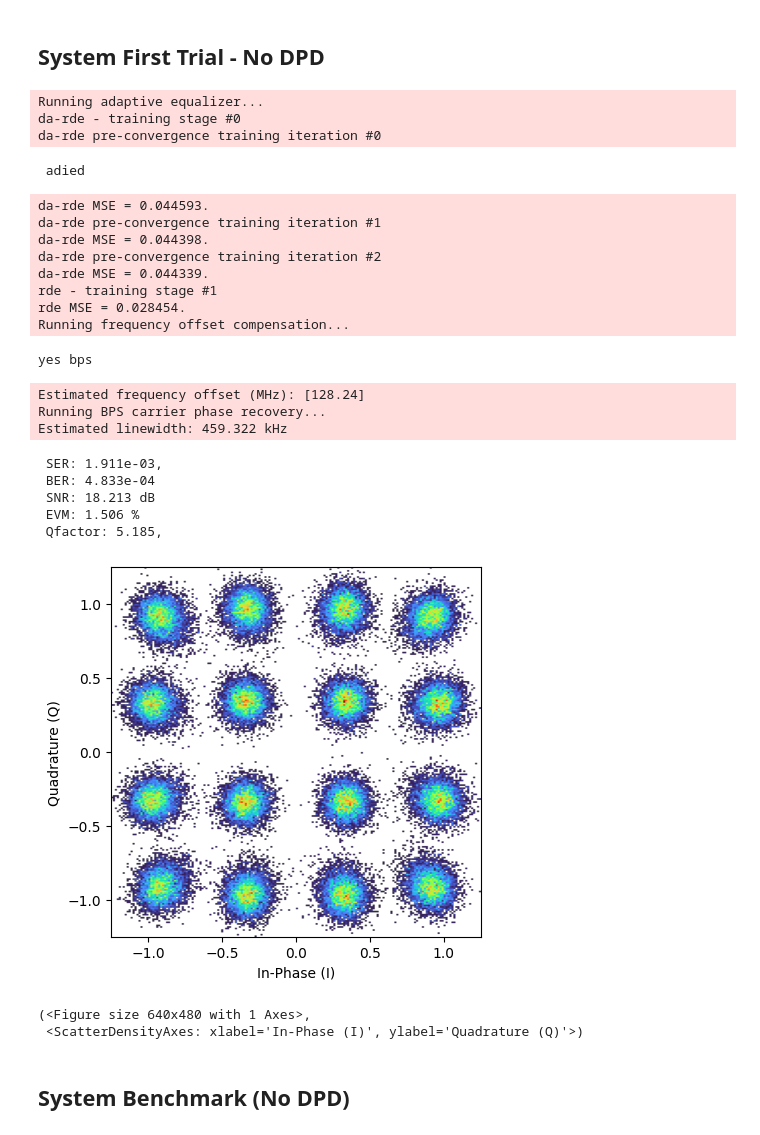
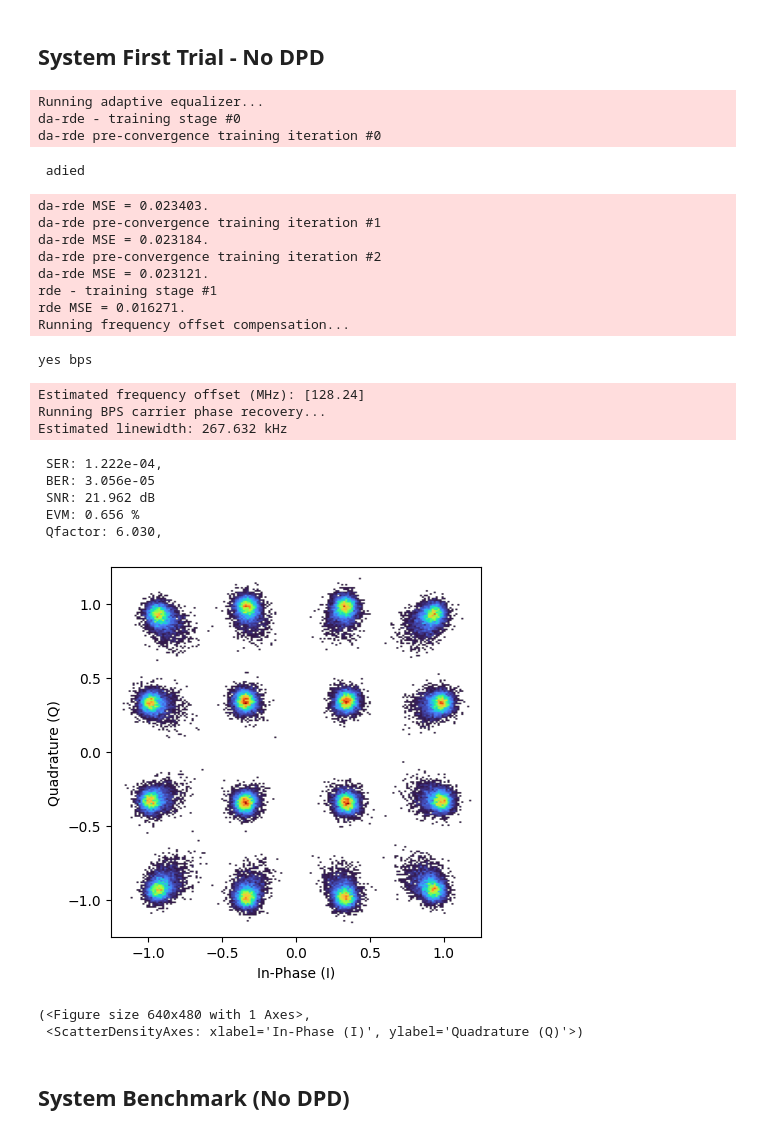
Before and after one commit to abdalrahimnaser/FYP, a Jupyter notebook: Experiementation/system_test_OSNR_back_to_back.ipynb, the cells around one changed output. Drawn from its saved outputs; the diff is of its cells as text; code cells hidden in the pictures.

```diff
--- a/Experiementation/system_test_OSNR_back_to_back.ipynb
+++ b/Experiementation/system_test_OSNR_back_to_back.ipynb
@@ -550,7 +550,8 @@ def simulate_optical_system(
 
     if back_to_back_enable == True:
         noise_seed = None
-        sigCh, noise_var = add_optical_ase_noise(sigTxo, osnr_dB, Fs=Fs, Bref=12.5e9, seed=noise_seed)
+        # sigCh, noise_var = add_optical_ase_noise(sigTxo, osnr_dB, Fs=Fs, Bref=12.5e9, seed=noise_seed)
+        sigCh = sigTxo.copy()
     else:
         sigCh = ssfm(sigTxo, paramCh)
 
@@ -656,42 +657,42 @@ paramSymb = intialise_paramSymb(M, nBits)
 # %%
 symbTx = symbolSource(paramSymb)
 
 
-y_CPR_1, d, phaseEst = simulate_optical_system(symbTx, len(symbTx), M, PA_enable=True, Data_Aided=True, SpSout=SpSout, mzmScale=0.8, back_to_back_enable = True, osnr_dB = 25)
+y_CPR_1, d, phaseEst = simulate_optical_system(symbTx, len(symbTx), M, PA_enable=True, Data_Aided=True, SpSout=SpSout, mzmScale=0.8, back_to_back_enable = True, osnr_dB = 26)
 
 
 perf_calc(symbTx, y_CPR_1, d, M, paramSymb)
 
 discard = 5000
 # plot constellations
 pconst(y_CPR_1[discard:-discard])
 
 # plotting eye diagrams of sigTx
 #eyediagram(y_CPR_1.real[discard:-discard], y_CPR_1.real.size-2*discard, SpSout, plotlabel='signal at Rx REAL', ptype='fancy')
 #eyediagram(y_CPR_1.imag[discard:-discard], y_CPR_1.imag.size-2*discard, SpSout, plotlabel='signal at Rx IMAGNIARY', ptype='fancy')
 # %% [output]
 Running adaptive equalizer...
 da-rde - training stage #0
 da-rde pre-convergence training iteration #0
  adied
-da-rde MSE = 0.044593.
+da-rde MSE = 0.023403.
 da-rde pre-convergence training iteration #1
-da-rde MSE = 0.044398.
+da-rde MSE = 0.023184.
 da-rde pre-convergence training iteration #2
-da-rde MSE = 0.044339.
+da-rde MSE = 0.023121.
 rde - training stage #1
-rde MSE = 0.028454.
+rde MSE = 0.016271.
 Running frequency offset compensation...
 yes bps
 Estimated frequency offset (MHz): [128.24]
 Running BPS carrier phase recovery...
-Estimated linewidth: 459.322 kHz
+Estimated linewidth: 267.632 kHz
- SER: 1.911e-03,
- BER: 4.833e-04
- SNR: 18.213 dB
- EVM: 1.506 %
- Qfactor: 5.185,
+ SER: 1.222e-04,
+ BER: 3.056e-05
+ SNR: 21.962 dB
+ EVM: 0.656 %
+ Qfactor: 6.030,
-[figure, old version]
+[figure, new version]
 (<Figure size 640x480 with 1 Axes>,
  <ScatterDensityAxes: xlabel='In-Phase (I)', ylabel='Quadrature (Q)'>)
 # %% [markdown]
```
Also changed, not shown: parts of 5 cells of this notebook, 26 other files.
